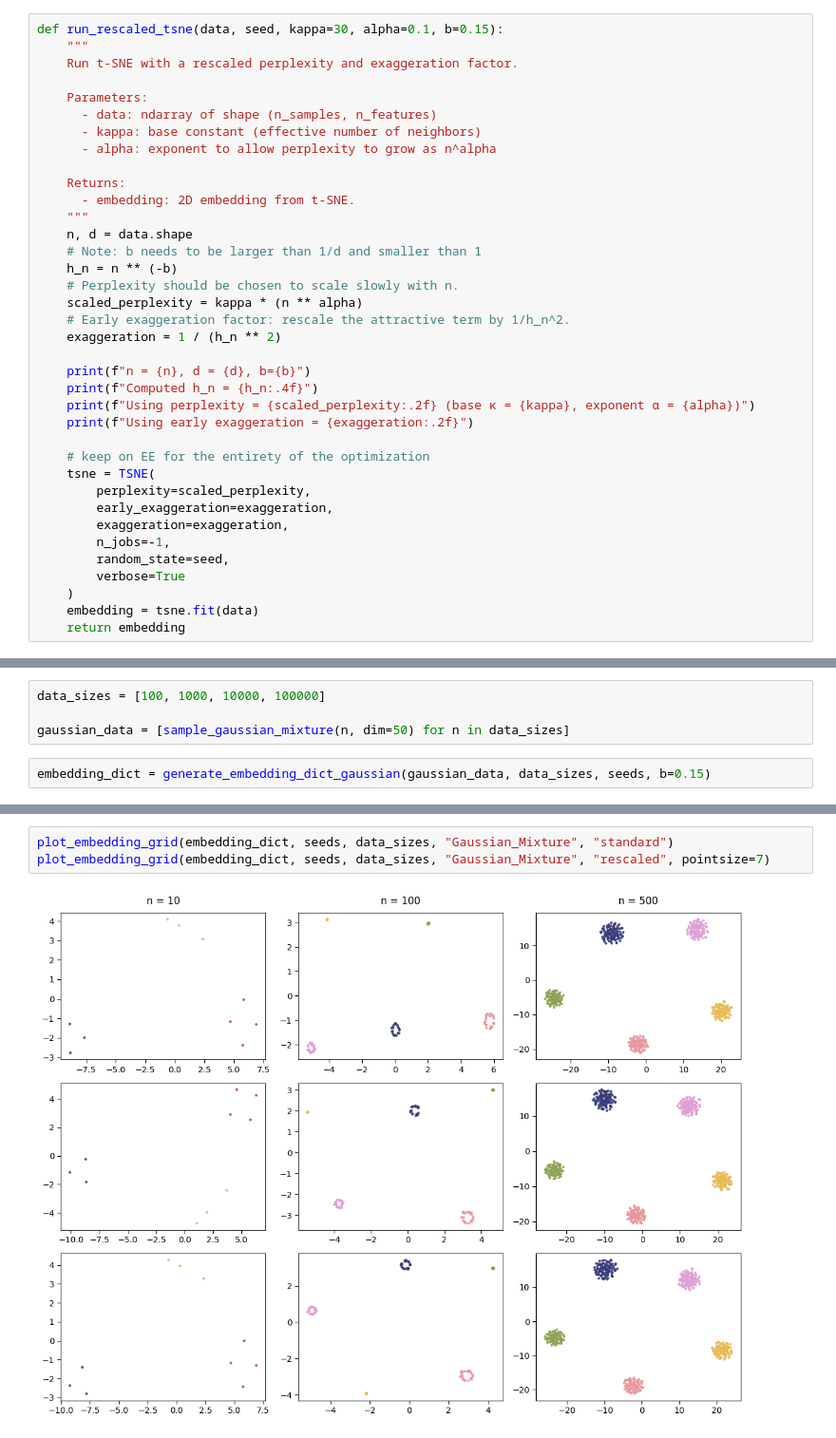
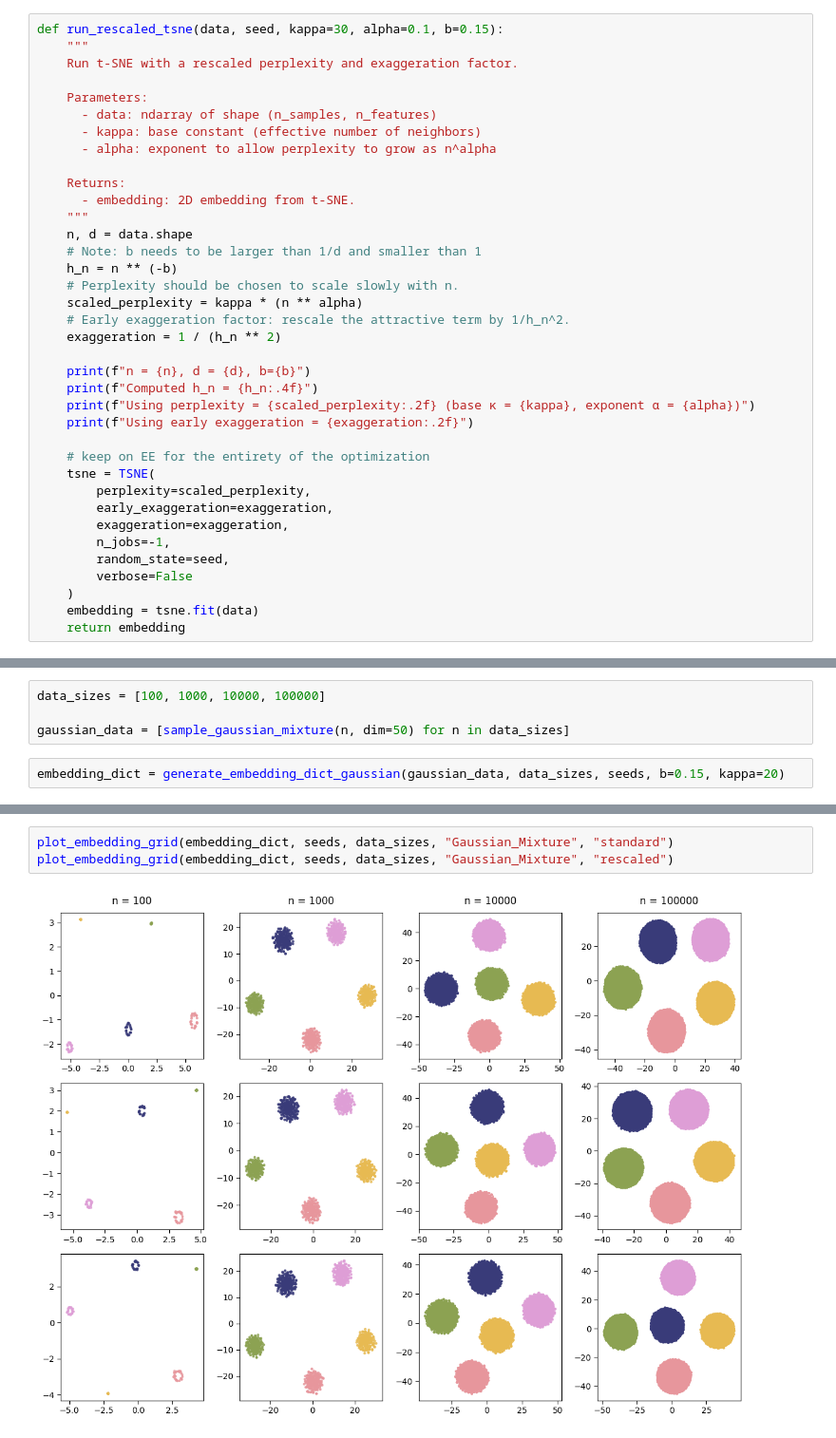
Before and after one commit to giSolve/thesis, a Jupyter notebook: code/notebooks/large_data_limits.ipynb, the cells around one changed output, grey strips where cells are left out. Shown at 95% size. Cells and saved outputs as stored; diff of their text form.

Commit message:
zwischenstand ergebnisse rescaled

```diff
--- a/code/notebooks/large_data_limits.ipynb
+++ b/code/notebooks/large_data_limits.ipynb
@@ -60,7 +60,7 @@ def run_rescaled_tsne(data, seed, kappa=30, alpha=0.1, b=0.15):
         exaggeration=exaggeration,
         n_jobs=-1,
         random_state=seed,
-        verbose=True
+        verbose=False
     )
     embedding = tsne.fit(data)
     return embedding
@@ -232,5 +232,5 @@ data_sizes = [100, 1000, 10000, 100000]
 
 gaussian_data = [sample_gaussian_mixture(n, dim=50) for n in data_sizes]
 # %%
-embedding_dict = generate_embedding_dict_gaussian(gaussian_data, data_sizes, seeds, b=0.15)
+embedding_dict = generate_embedding_dict_gaussian(gaussian_data, data_sizes, seeds, b=0.15, kappa=20)
 # %% [output]
@@ -325,5 +254,5 @@ Iteration  500, KL divergence 0.3206, 50 iterations in 0.1733 sec
 # %%
 plot_embedding_grid(embedding_dict, seeds, data_sizes, "Gaussian_Mixture", "standard")
-plot_embedding_grid(embedding_dict, seeds, data_sizes, "Gaussian_Mixture", "rescaled", pointsize=7)
+plot_embedding_grid(embedding_dict, seeds, data_sizes, "Gaussian_Mixture", "rescaled")
 # %% [output]
-[figure, old version]
+[figure, new version]
```
Also changed, not shown: parts of 15 cells of this notebook, 4 other files.
